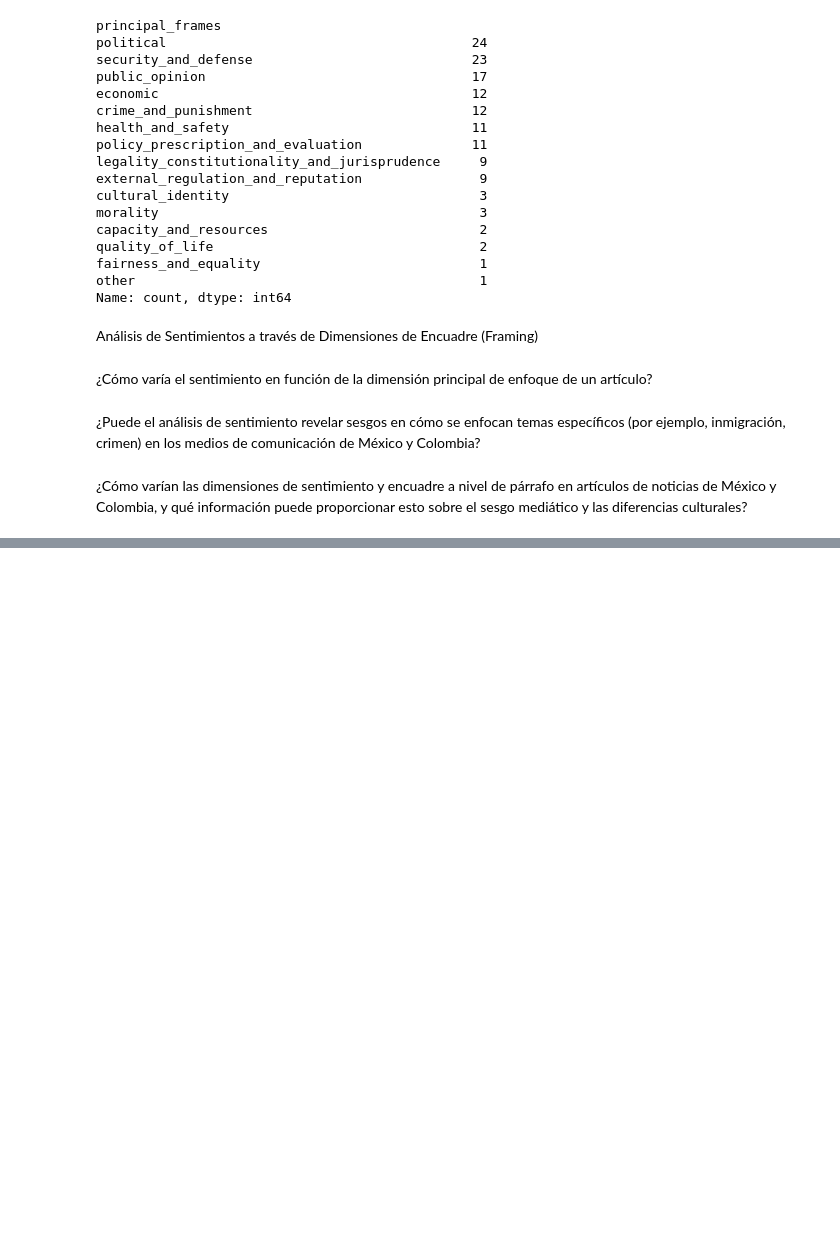
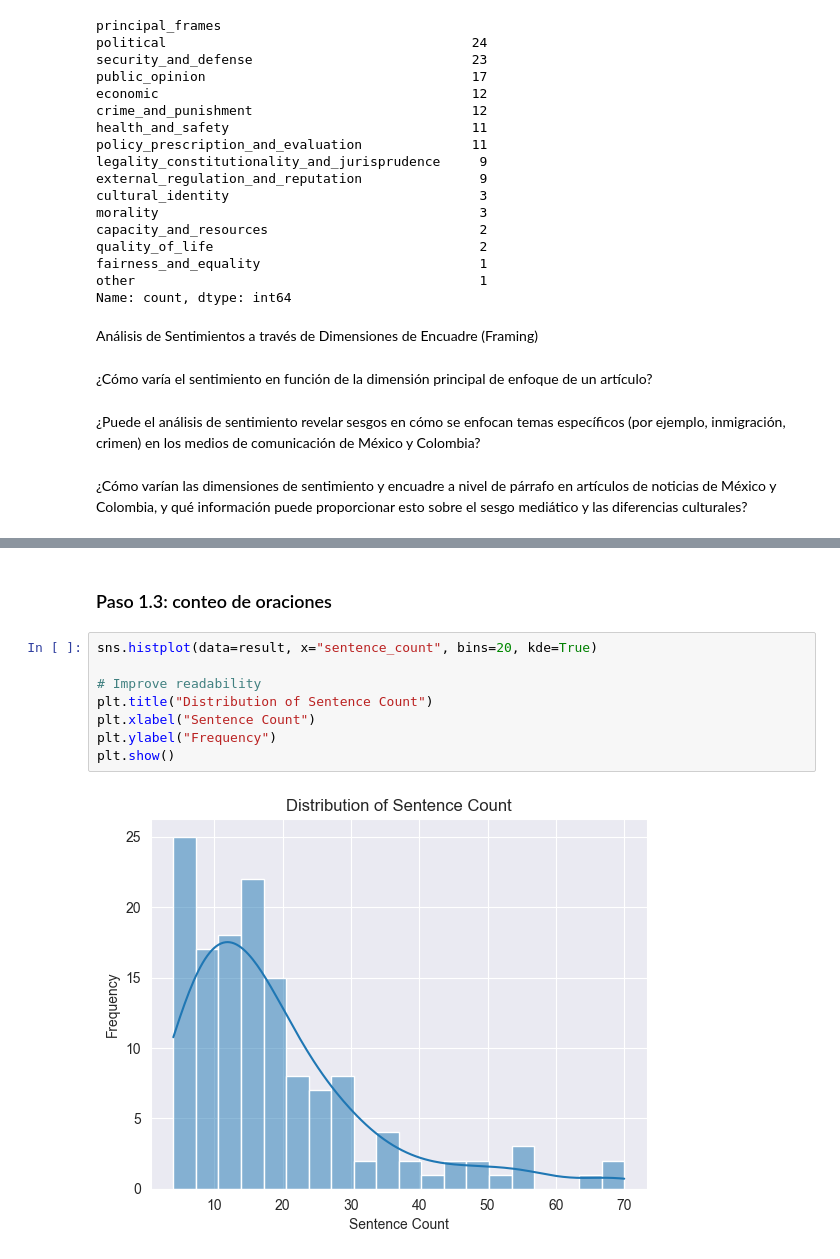
Before and after one commit to BlueAutomata/nlp-media-framing, a Jupyter notebook: EDA.ipynb, the cells around one changed output, grey strips where cells are left out. Cells and saved outputs as stored; diff of their text form; blank space fills up the shorter version.

```diff
--- a/EDA.ipynb
+++ b/EDA.ipynb
@@ -215,0 +341,12 @@ Análisis de Sentimientos a través de Dimensiones de Encuadre (Framing)
+# %% [markdown]
+### Paso 1.3: conteo de oraciones
+# %%
+sns.histplot(data=result, x="sentence_count", bins=20, kde=True)
+
+# Improve readability
+plt.title("Distribution of Sentence Count")
+plt.xlabel("Sentence Count")
+plt.ylabel("Frequency")
+plt.show()
+# %% [output]
+[figure, added]
```
Also changed, not shown: parts of 34 cells of this notebook.
